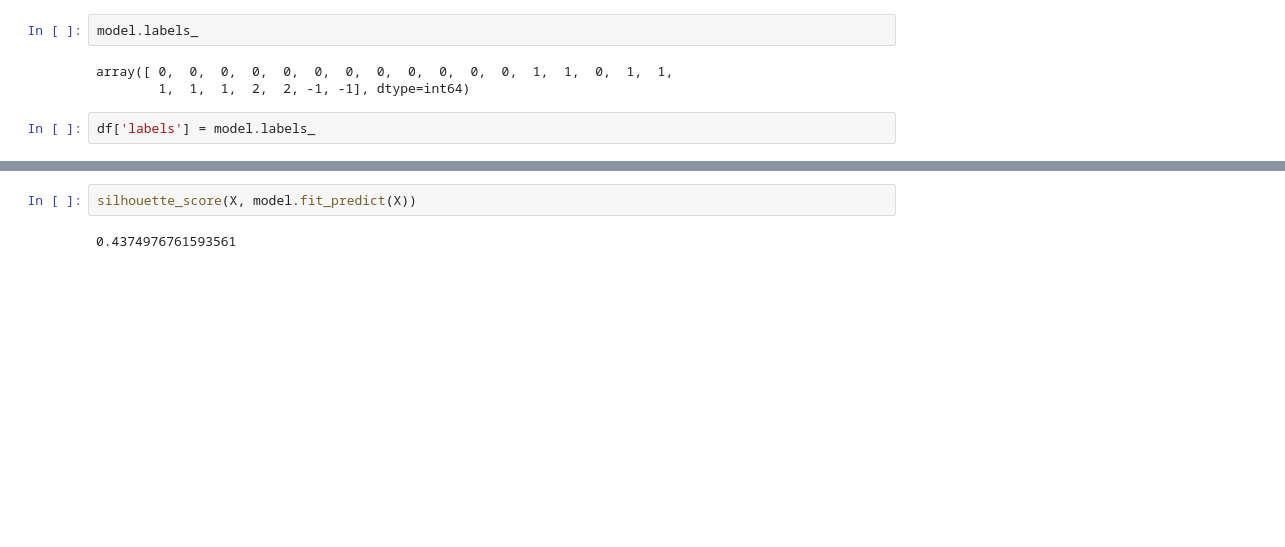
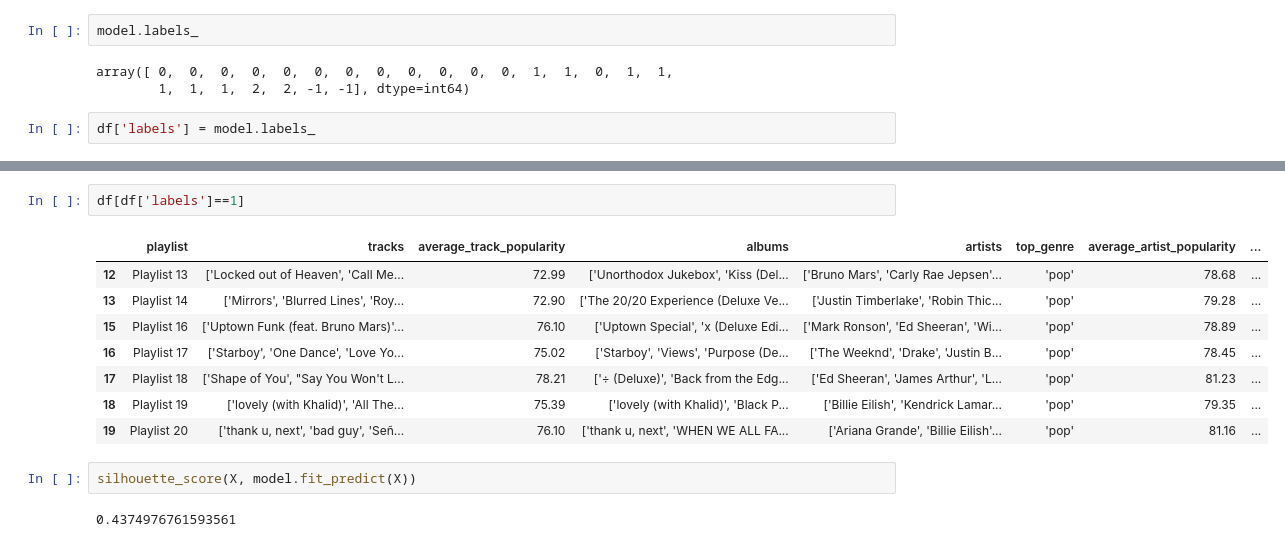
Before and after one commit to SSpindt/ML, a Jupyter notebook: Warm Up Demos/DBSCAN.ipynb, the cells around one changed output, grey strips where cells are left out. Saved outputs shown, nothing was run; the diff lists cells and outputs as text; blank space fills up the shorter version.

```diff
--- a/Warm Up Demos/DBSCAN.ipynb
+++ b/Warm Up Demos/DBSCAN.ipynb
@@ -35,3 +26,14 @@ df.tail()
+# %%
+df[df['labels']==1]
+# %% [output]
+|  | playlist | tracks | average_track_popularity | albums | artists | top_genre | average_artist_popularity | ... |
+| 12 | Playlist 13 | ['Locked out of Heaven', 'Call Me... | 72.99 | ['Unorthodox Jukebox', 'Kiss (Del... | ['Bruno Mars', 'Carly Rae Jepsen'... | 'pop' | 78.68 | ... |
+| 13 | Playlist 14 | ['Mirrors', 'Blurred Lines', 'Roy... | 72.90 | ['The 20/20 Experience (Deluxe Ve... | ['Justin Timberlake', 'Robin Thic... | 'pop' | 79.28 | ... |
+| 15 | Playlist 16 | ['Uptown Funk (feat. Bruno Mars)'... | 76.10 | ['Uptown Special', 'x (Deluxe Edi... | ['Mark Ronson', 'Ed Sheeran', 'Wi... | 'pop' | 78.89 | ... |
+| 16 | Playlist 17 | ['Starboy', 'One Dance', 'Love Yo... | 75.02 | ['Starboy', 'Views', 'Purpose (De... | ['The Weeknd', 'Drake', 'Justin B... | 'pop' | 78.45 | ... |
+| 17 | Playlist 18 | ['Shape of You', "Say You Won't L... | 78.21 | ['÷ (Deluxe)', 'Back from the Edg... | ['Ed Sheeran', 'James Arthur', 'L... | 'pop' | 81.23 | ... |
+| 18 | Playlist 19 | ['lovely (with Khalid)', 'All The... | 75.39 | ['lovely (with Khalid)', 'Black P... | ['Billie Eilish', 'Kendrick Lamar... | 'pop' | 79.35 | ... |
+| 19 | Playlist 20 | ['thank u, next', 'bad guy', 'Señ... | 76.10 | ['thank u, next', 'WHEN WE ALL FA... | ['Ariana Grande', 'Billie Eilish'... | 'pop' | 81.16 | ... |
 # %%
 silhouette_score(X, model.fit_predict(X))
 # %% [output]
```
Also changed, not shown: parts of 2 cells of this notebook.
